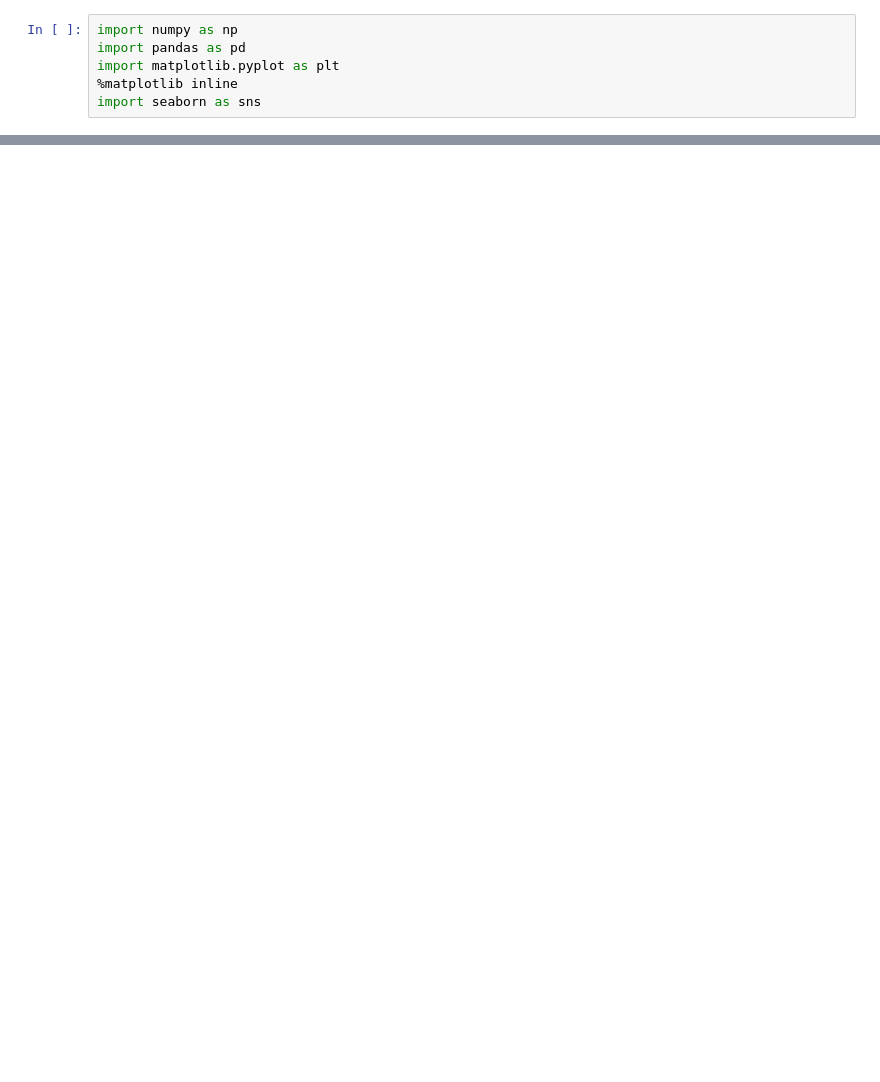
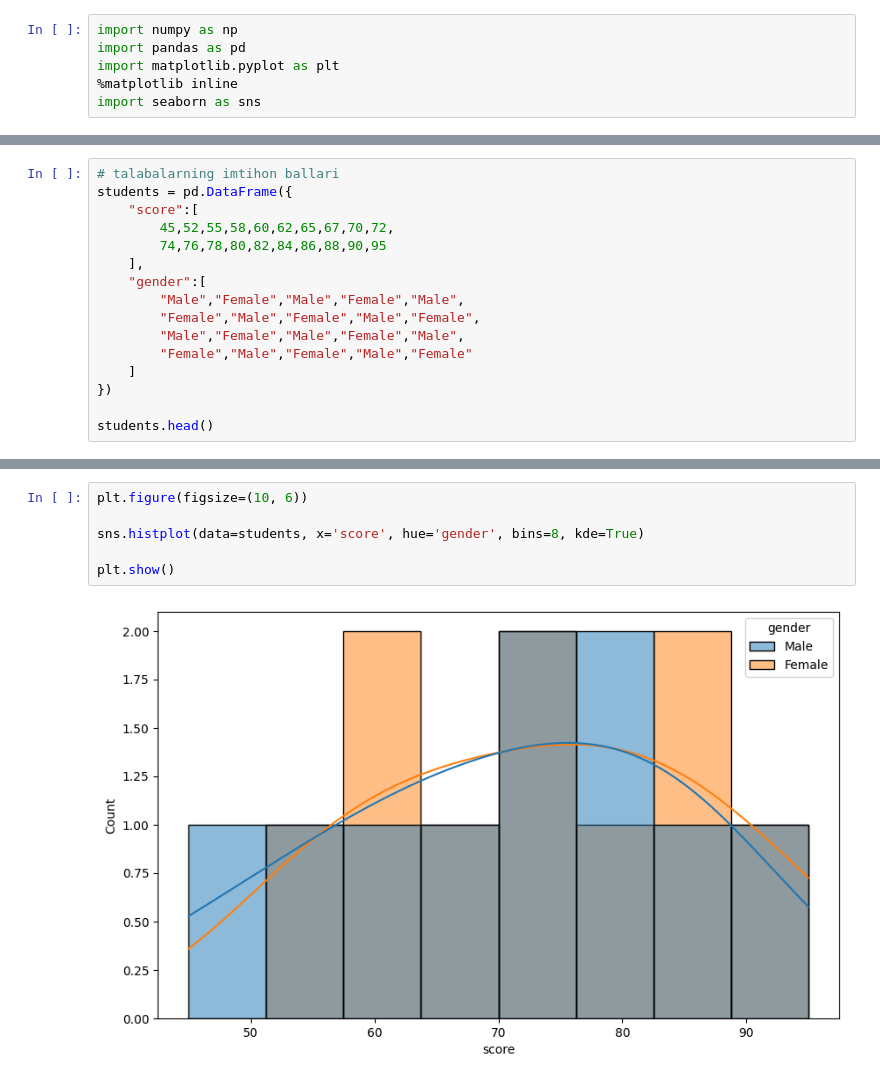
Before and after one commit to izzat-ai/learning-ai, a Jupyter notebook: data_visualization/seaborn/distribution.ipynb, the cells around one changed output, grey strips where cells are left out. Saved outputs shown, nothing was run; the diff lists cells and outputs as text; blank space fills up the shorter version.

```diff
--- a/data_visualization/seaborn/distribution.ipynb
+++ b/data_visualization/seaborn/distribution.ipynb
@@ -62,0 +42,16 @@ plt.show()
+# %%
+# talabalarning imtihon ballari
+students = pd.DataFrame({
+    "score":[
+        45,52,55,58,60,62,65,67,70,72,
+        74,76,78,80,82,84,86,88,90,95
+    ],
+    "gender":[
+        "Male","Female","Male","Female","Male",
+        "Female","Male","Female","Male","Female",
+        "Male","Female","Male","Female","Male",
+        "Female","Male","Female","Male","Female"
+    ]
+})
+
+students.head()
@@ -62,0 +65,8 @@ plt.show()
+# %%
+plt.figure(figsize=(10, 6))
+
+sns.histplot(data=students, x='score', hue='gender', bins=8, kde=True)
+
+plt.show()
+# %% [output]
+[figure, added]
```
Also changed, not shown: parts of 14 cells of this notebook.
